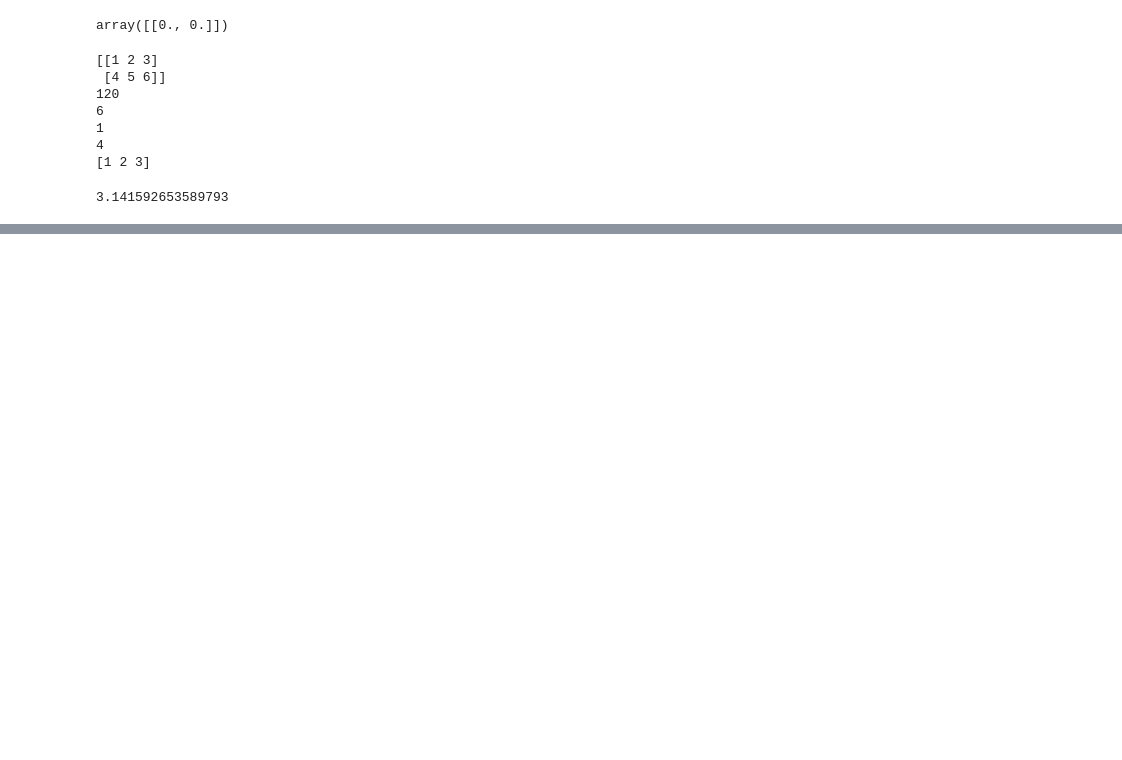
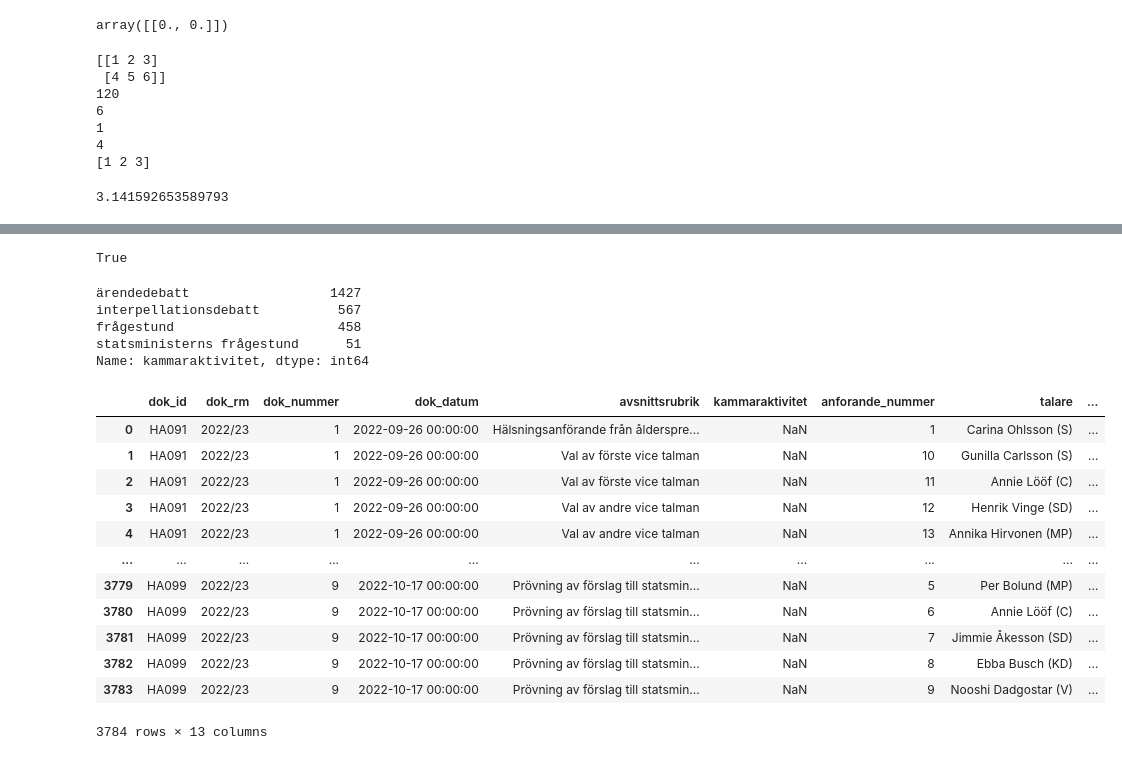
Before and after one commit to a-appelblom/DS_22_resources, a Jupyter notebook: lessons/lesson12STHLM/main.ipynb, the cells around one changed output, grey strips where cells are left out. Saved outputs shown, nothing was run; the diff lists cells and outputs as text; code cells hidden in the pictures; blank space fills up the shorter version.

```diff
--- a/lessons/lesson12STHLM/main.ipynb
+++ b/lessons/lesson12STHLM/main.ipynb
@@ -56,0 +133,31 @@ np.pi
+# %%
+speakers = df["talare"]
+speakers.name
+speakers.size
+speakers.hasnans
+activities = df["kammaraktivitet"]
+activities.hasnans
+# %% [output]
+True
+# %%
+print(df["kammaraktivitet"].value_counts())
+df
+# %% [output]
+ärendedebatt                  1427
+interpellationsdebatt          567
+frågestund                     458
+statsministerns frågestund      51
+Name: kammaraktivitet, dtype: int64
+|  | dok_id | dok_rm | dok_nummer | dok_datum | avsnittsrubrik | kammaraktivitet | anforande_nummer | talare | ... |
+| 0 | HA091 | 2022/23 | 1 | 2022-09-26 00:00:00 | Hälsningsanförande från ålderspre... | NaN | 1 | Carina Ohlsson (S) | ... |
+| 1 | HA091 | 2022/23 | 1 | 2022-09-26 00:00:00 | Val av förste vice talman | NaN | 10 | Gunilla Carlsson (S) | ... |
+| 2 | HA091 | 2022/23 | 1 | 2022-09-26 00:00:00 | Val av förste vice talman | NaN | 11 | Annie Lööf (C) | ... |
+| 3 | HA091 | 2022/23 | 1 | 2022-09-26 00:00:00 | Val av andre vice talman | NaN | 12 | Henrik Vinge (SD) | ... |
+| 4 | HA091 | 2022/23 | 1 | 2022-09-26 00:00:00 | Val av andre vice talman | NaN | 13 | Annika Hirvonen (MP) | ... |
+| ... | ... | ... | ... | ... | ... | ... | ... | ... | ... |
+| 3779 | HA099 | 2022/23 | 9 | 2022-10-17 00:00:00 | Prövning av förslag till statsmin... | NaN | 5 | Per Bolund (MP) | ... |
+| 3780 | HA099 | 2022/23 | 9 | 2022-10-17 00:00:00 | Prövning av förslag till statsmin... | NaN | 6 | Annie Lööf (C) | ... |
+| 3781 | HA099 | 2022/23 | 9 | 2022-10-17 00:00:00 | Prövning av förslag till statsmin... | NaN | 7 | Jimmie Åkesson (SD) | ... |
+| 3782 | HA099 | 2022/23 | 9 | 2022-10-17 00:00:00 | Prövning av förslag till statsmin... | NaN | 8 | Ebba Busch (KD) | ... |
+| 3783 | HA099 | 2022/23 | 9 | 2022-10-17 00:00:00 | Prövning av förslag till statsmin... | NaN | 9 | Nooshi Dadgostar (V) | ... |
+3784 rows × 13 columns
```
Also changed, not shown: parts of 24 cells of this notebook, 8 other files.
